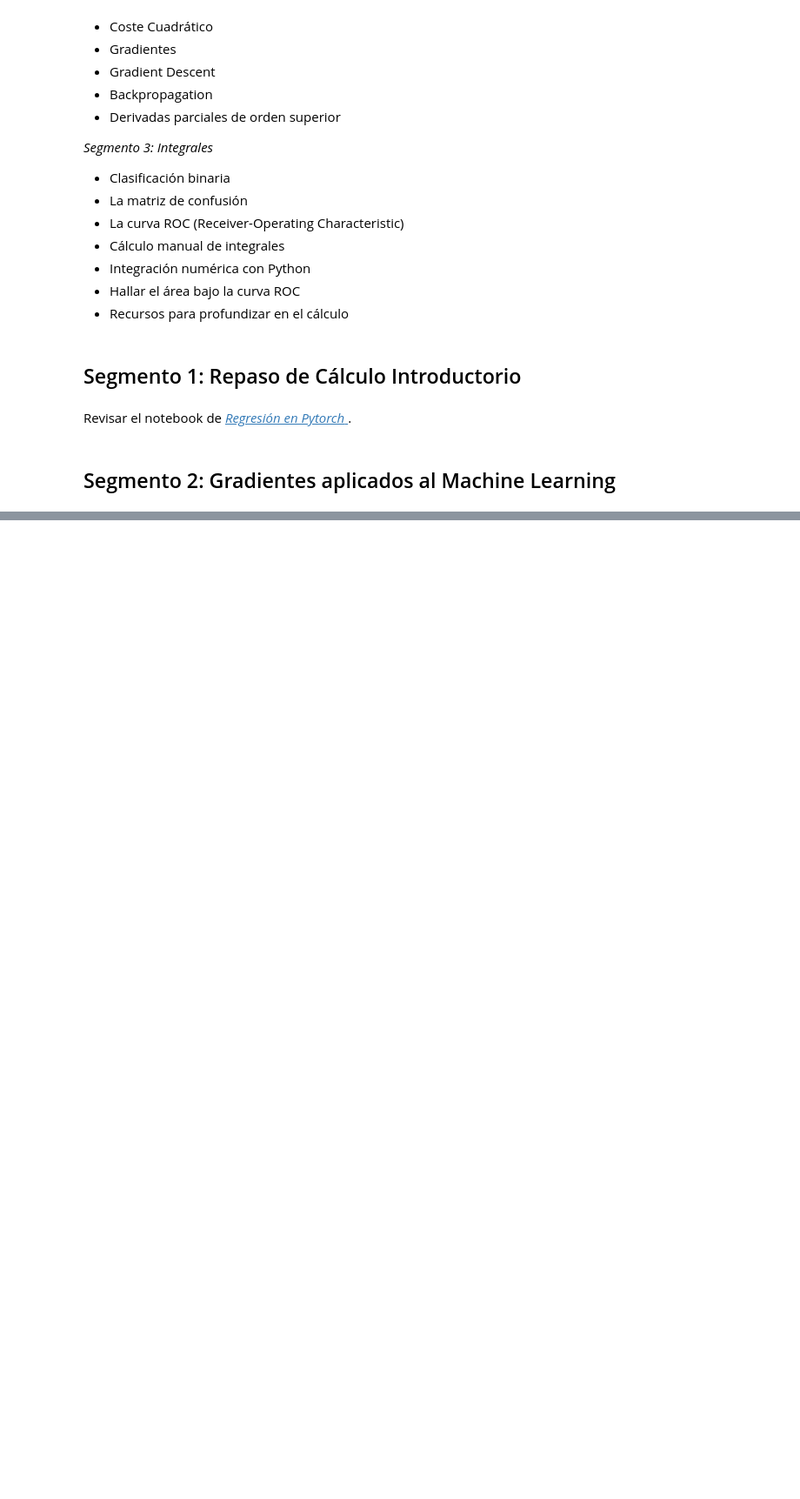
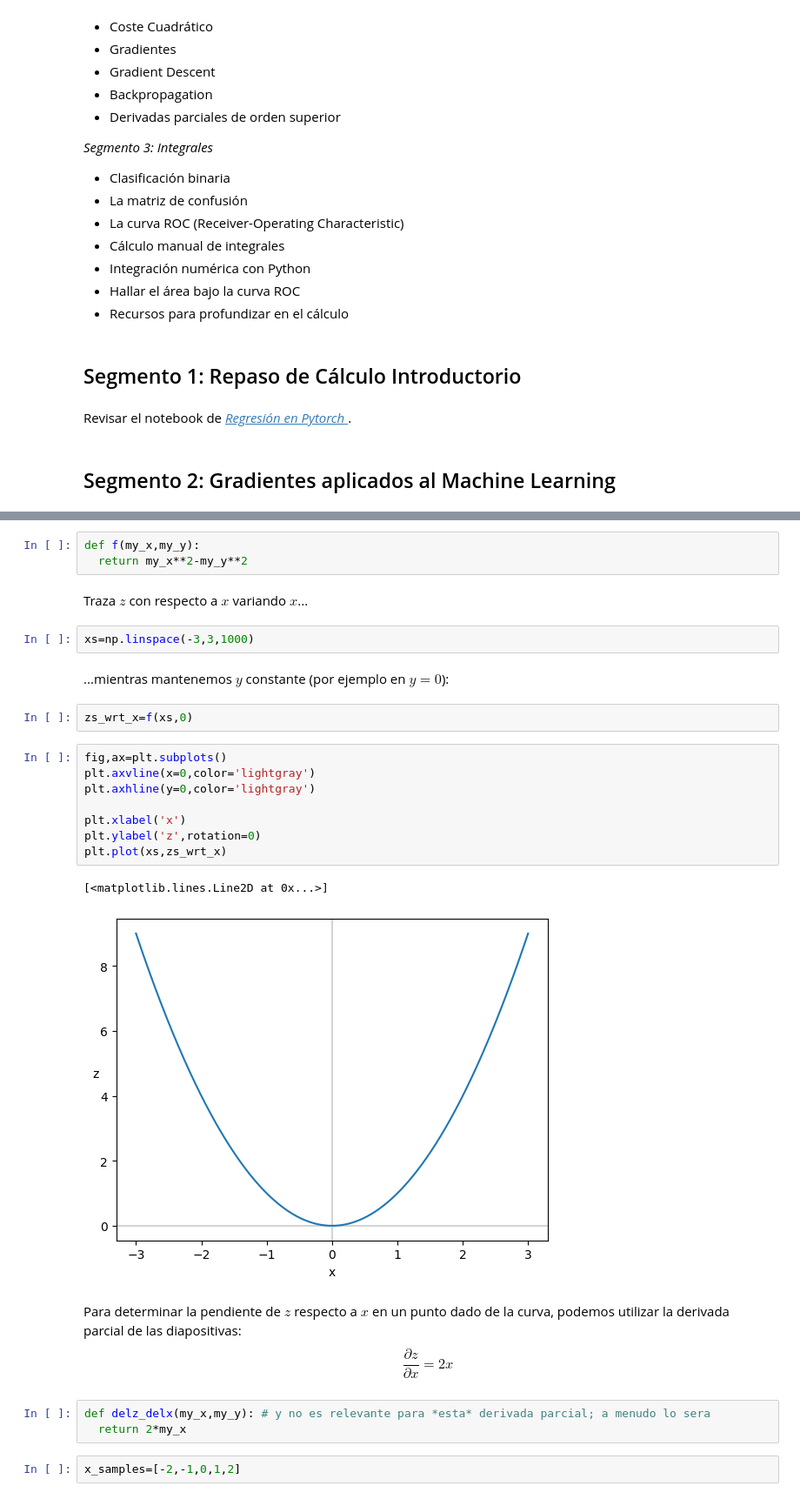
Before and after one commit to alfxer69/TemasPythonEjercicios, a Jupyter notebook: Matematicas_para_ML/Derivadas_parciales_e_integrales.ipynb, the cells around one changed output, grey strips where cells are left out. Shown: that part at 87% size. Cells and saved outputs as stored; diff of their text form; blank space fills up the shorter version.

```diff
--- a/Matematicas_para_ML/Derivadas_parciales_e_integrales.ipynb
+++ b/Matematicas_para_ML/Derivadas_parciales_e_integrales.ipynb
@@ -48,0 +58,29 @@ Revisar el notebook de [*Regresión en Pytorch* ](https://github.com/joanby/mate
+# %%
+def f(my_x,my_y):
+  return my_x**2-my_y**2
+# %% [markdown]
+Traza $z$ con respecto a $x$ variando $x$...
+# %%
+xs=np.linspace(-3,3,1000)
+# %% [markdown]
+...mientras mantenemos $y$ constante (por ejemplo en $y = 0$):
+# %%
+zs_wrt_x=f(xs,0)
+# %%
+fig,ax=plt.subplots()
+plt.axvline(x=0,color='lightgray')
+plt.axhline(y=0,color='lightgray')
+
+plt.xlabel('x')
+plt.ylabel('z',rotation=0)
+plt.plot(xs,zs_wrt_x)
+# %% [output]
+[<matplotlib.lines.Line2D at 0x...>]
+[figure, added]
+# %% [markdown]
+Para determinar la pendiente de $z$ respecto a $x$ en un punto dado de la curva, podemos utilizar la derivada parcial de las diapositivas: $$ \frac{\partial z}{\partial x} = 2x$$
+# %%
+def delz_delx(my_x,my_y): # y no es relevante para *esta* derivada parcial; a menudo lo sera
+  return 2*my_x
+# %%
+x_samples=[-2,-1,0,1,2]
```
Also changed, not shown: parts of 22 cells of this notebook.
